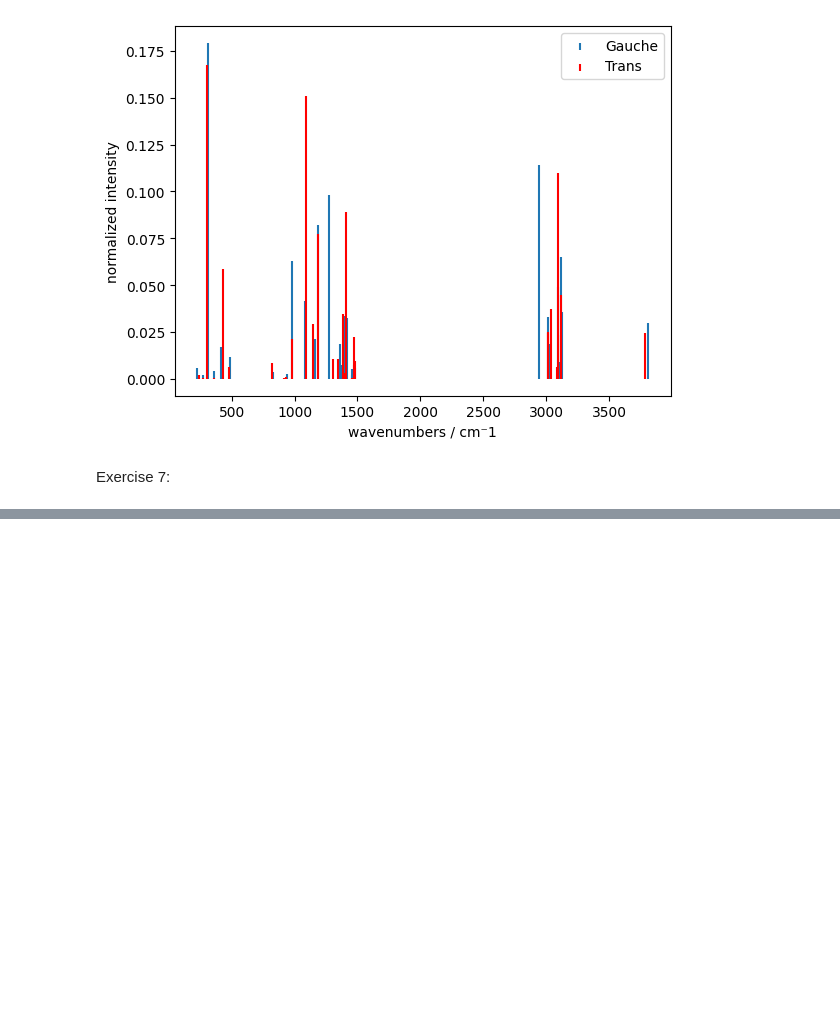
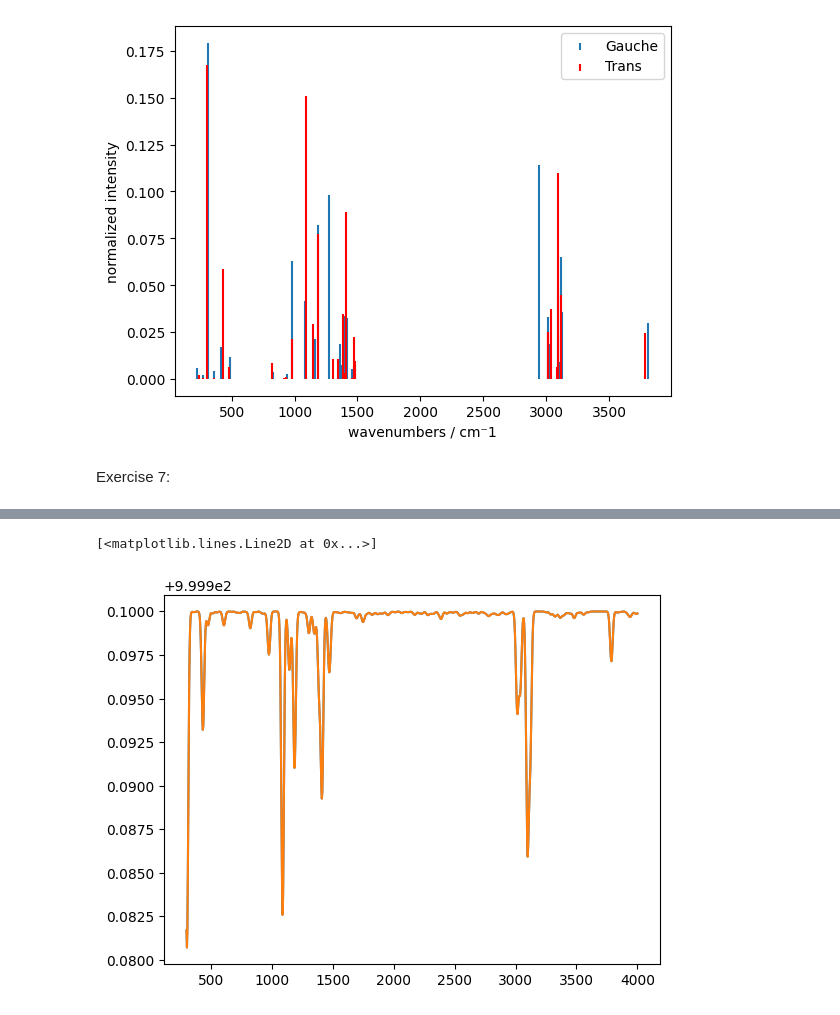
Before and after one commit to HenryTeahan/AdvVibSpec, a Jupyter notebook: Week1.ipynb, the cells around one changed output, grey strips where cells are left out. Cells and saved outputs as stored; diff of their text form; code cells hidden in the pictures; blank space fills up the shorter version.

```diff
--- a/Week1.ipynb
+++ b/Week1.ipynb
@@ -328,0 +337,9 @@ Exercise 7:
+# %%
+p = Path(Path.cwd() / "IPA_Anharm/IPA_T.inp.out.ir.dat")
+dat2 = pd.read_csv(p, delim_whitespace=True, header=None)
+dat2.columns = ["frequency", "intensity"]
+plt.plot(dat['frequency'], dat['intensity'])
+plt.plot(dat2['frequency'], dat2['intensity'])
+# %% [output]
+[<matplotlib.lines.Line2D at 0x...>]
+[figure, added]
```
Also changed, not shown: parts of 1 cell of this notebook.
